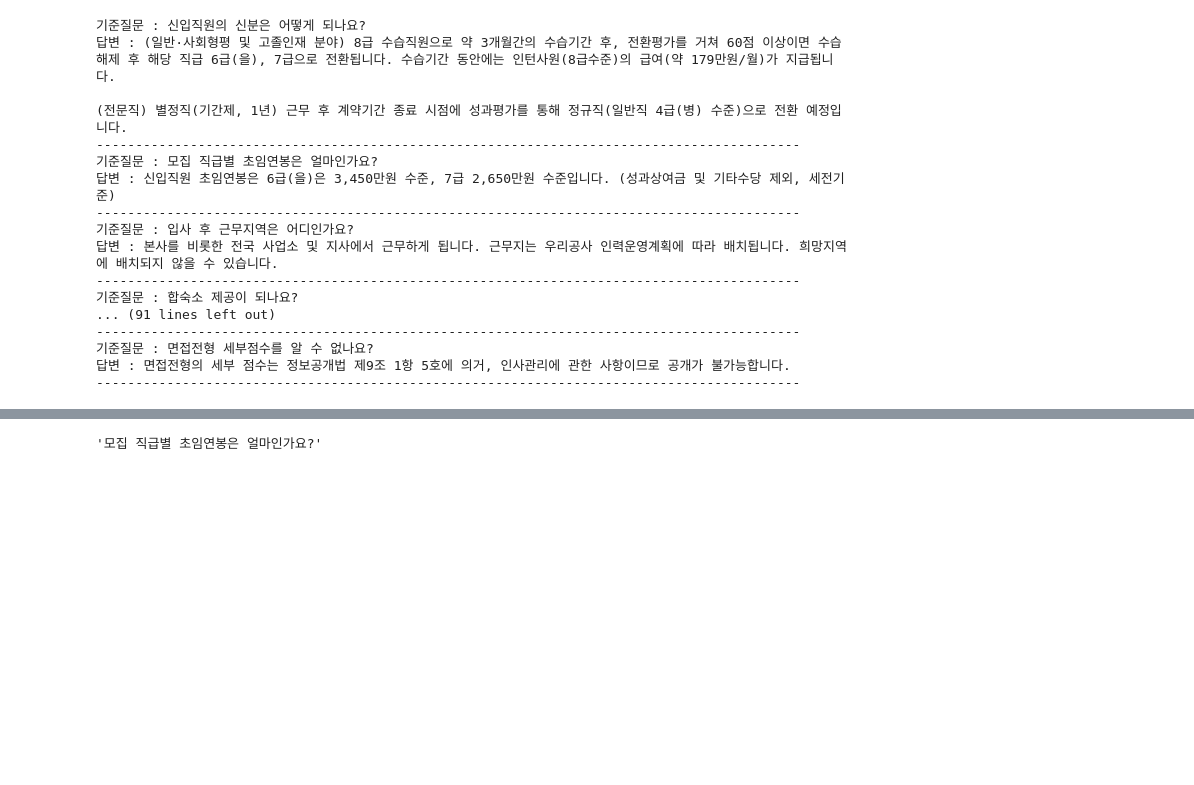
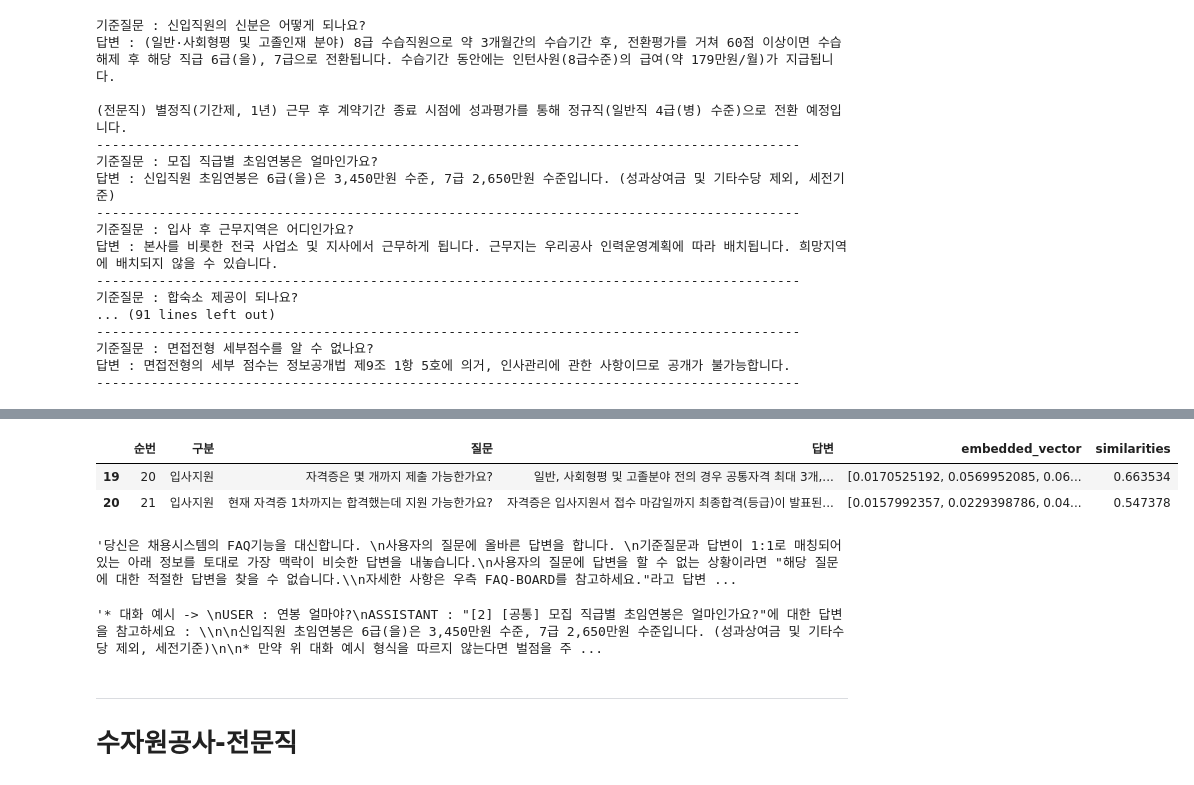
Before and after one commit to hunoNamtaehyeon/FAQ_st, a Jupyter notebook: chk_data.ipynb, the cells around one changed output, grey strips where cells are left out. Drawn from its saved outputs; the diff is of its cells as text; code cells hidden in the pictures; blank space fills up the shorter version.

```diff
--- a/chk_data.ipynb
+++ b/chk_data.ipynb
@@ -96,3 +110,6 @@ NameError: name 'df' is not defined
 # %%
-# with open('./FAQ_st/df_to_json_with_vertor.json', 'w') as f:
+# with open(file_path + '/df_to_json_with_vertor.json', 'w') as f:
 #     json.dump(json.loads(df.to_json(orient='records',force_ascii=False)), f, ensure_ascii=False, indent=4)
+
+with open(file_path + '/df_to_json_with_vertor.json', 'r') as f:
+    json_data = json.load(f)
@@ -149,28 +119,0 @@ j_df
-# %%
-def cosine_similarity(a, b):
-    return np.dot(a, b) / (np.linalg.norm(a) * np.linalg.norm(b))
-
-def get_embedding(text, model=model): # model = "deployment_name"
-    return client.embeddings.create(input = [text], model=model).data[0].embedding
-
-model = "text-embedding-3-small"
-def search_docs(j_df, user_query):
-    embedding = get_embedding(
-        user_query,
-        model=model # model should be set to the deployment name you chose when you deployed the text-embedding-ada-002 (Version 2) model
-    )
-    small_emb = normalize_l2(embedding[:512])
-    # if col == 'subj':
-    j_df["similarities"] = j_df['embedded_vector'].apply(lambda x: cosine_similarity(x, small_emb))
-    res = j_df.sort_values("similarities", ascending=False)
-    res = res.loc[res['similarities'] > 0.4][1:6]
-    # else:
-    #     df["similarities"] = df.score_list.apply(lambda x: cosine_similarity(x, small_emb))
-    return res
-    # if to_print:
-    #     display(res)
-    # return res
-
-
-res = search_docs(j_df, '자격증 뭐 내야해?')
-res
@@ -182,6 +120,23 @@ res
-# %%
-'''"[2] [공통] 모집 직급별 초임연봉은 얼마인가요?"에 대한 답변을 참고하세요 :
-
-신입직원 초임연봉은 6급(을)은 3,450만원 수준, 7급 2,650만원 수준입니다. (성과상여금 및 기타수당 제외, 세전기준)'''.split('"')[1].split("]")[-1].strip()
-# %% [output]
-'모집 직급별 초임연봉은 얼마인가요?'
+# %%
+json_df = pd.DataFrame(json_data)
+res = search_docs(json_df, '자격증 뭐 내야해?')
+res
+# %% [output]
+|  | 순번 | 구분 | 질문 | 답변 | embedded_vector | similarities |
+| 19 | 20 | 입사지원 | 자격증은 몇 개까지 제출 가능한가요? | 일반, 사회형평 및 고졸분야 전의 경우 공통자격 최대 3개,... | [0.0170525192, 0.0569952085, 0.06... | 0.663534 |
+| 20 | 21 | 입사지원 | 현재 자격증 1차까지는 합격했는데 지원 가능한가요? | 자격증은 입사지원서 접수 마감일까지 최종합격(등급)이 발표된... | [0.0157992357, 0.0229398786, 0.04... | 0.547378 |
+# %%
+with open(file_path + '/system_prompt.txt', 'r') as f:
+    system_prompt = "".join([i for i in f])
+system_prompt
+# %% [output]
+'당신은 채용시스템의 FAQ기능을 대신합니다. \n사용자의 질문에 올바른 답변을 합니다. \n기준질문과 답변이 1:1로 매칭되어있는 아래 정보를 토대로 가장 맥락이 비슷한 답변을 내놓습니다.\n사용자의 질문에 답변을 할 수 없는 상황이라면 "해당 질문에 대한 적절한 답변을 찾을 수 없습니다.\\n자세한 사항은 우측 FAQ-BOARD를 참고하세요."라고 답변 ...
+# %%
+with open(file_path + '/first_assistant.txt', 'r') as f:
+    first_assistant = "".join([i for i in f])
+first_assistant
+# %% [output]
+'* 대화 예시 -> \nUSER : 연봉 얼마야?\nASSISTANT : "[2] [공통] 모집 직급별 초임연봉은 얼마인가요?"에 대한 답변을 참고하세요 : \\n\n신입직원 초임연봉은 6급(을)은 3,450만원 수준, 7급 2,650만원 수준입니다. (성과상여금 및 기타수당 제외, 세전기준)\n\n* 만약 위 대화 예시 형식을 따르지 않는다면 벌점을 주 ...
+# %% [markdown]
+---
+# 수자원공사-전문직
```
Also changed, not shown: parts of 11 cells of this notebook, 8 other files.
